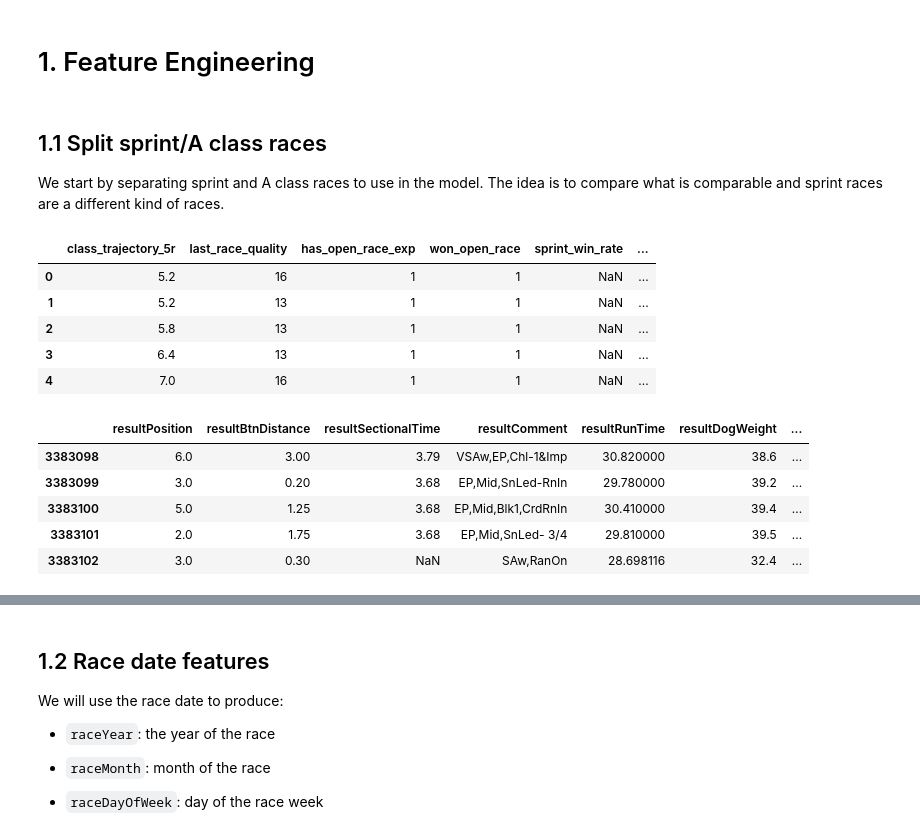
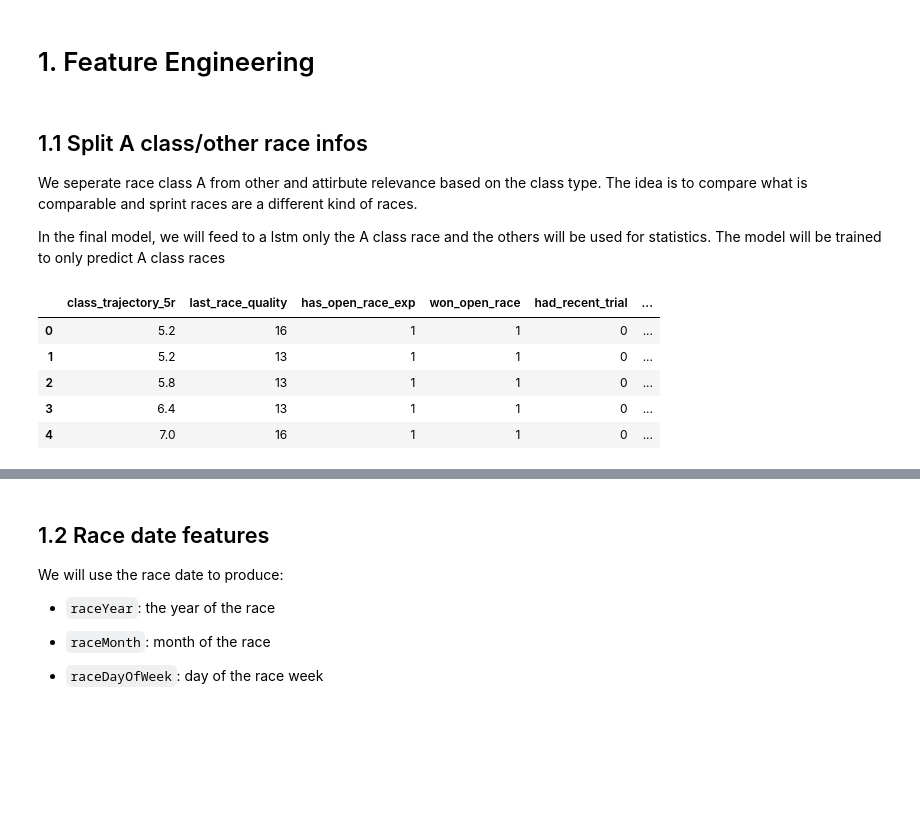
Before and after one commit to axelcebille/GreyhoundRacingPrediction, a Jupyter notebook: notebooks/05-feature_engineering_dog_infos.ipynb, the cells around one changed output, grey strips where cells are left out. Saved outputs shown, nothing was run; the diff lists cells and outputs as text; code cells hidden in the pictures; blank space fills up the shorter version.

Commit message:
processing race header + other tweeks

```diff
--- a/notebooks/05-feature_engineering_dog_infos.ipynb
+++ b/notebooks/05-feature_engineering_dog_infos.ipynb
@@ -25,5 +28,5 @@ all_cols = ['SP', 'resultPosition',
                'commentScore','resultSectionalTime_missing']
 cols_to_use = [col for col in all_cols if col not in cols_to_remove]
 
-dog_infos = pd.read_csv("../data/intermediate/04_dog_infos_cleaned.csv", usecols=cols_to_use)
+model_df = pd.read_csv("../data/intermediate/04_dog_infos_cleaned.csv", usecols=cols_to_use)
 # %%
@@ -38,9 +41,12 @@ dog_infos.head()
 # %% [markdown]
 # 1. Feature Engineering
 # %% [markdown]
-## 1.1 Split sprint/A class races
+## 1.1 Split A class/other race infos
 
-We start by separating sprint and A class races to use in the model. The idea is to compare what is comparable and sprint races are a different kind of races.
+We seperate race class A from other and attirbute relevance based on the class type. The idea is to compare what is comparable and sprint races are a different kind of races.
+
+
+In the final model, we will feed to a lstm only the A class race and the others will be used for statistics. The model will be trained to only predict A class races
 # %%
 CLASS_CONFIG = {
 
@@ -224,17 +230,21 @@ def _compute_flags(h):
             if h['race_class'].notna().any() else False
         ),
     }
+# %%
+model_df['classGroup']   = model_df['raceClass'].apply(lambda c: get_class_config(c)['group'])
+model_df['relevance']     = model_df['raceClass'].apply(lambda c: get_class_config(c)['relevance'])
+model_df['qualityLevel'] = model_df['raceClass'].apply(lambda c: get_class_config(c)['quality'])
+model_df['inLSTM']       = model_df['raceClass'].apply(lambda c: get_class_config(c)['in_lstm'])
 # %%
 #################### APPLY HERE _compute_flags TO DOG_INFOS ####################
-dog_infos["raceDate"] = pd.to_datetime(dog_infos["raceDate"], errors="coerce")
-dog_infos["raceClass"] = dog_infos["raceClass"].astype("string").str.strip().str.upper()
+model_df["raceDate"] = pd.to_datetime(model_df["raceDate"], errors="coerce")
+model_df["raceClass"] = model_df["raceClass"].astype("string").str.strip().str.upper()
 
 flag_feature_names = [
     "class_trajectory_5r",
     "last_race_quality",
     "has_open_race_exp",
     "won_open_race",
-    "sprint_win_rate",
     "had_recent_trial",
     "hurdles_history_pct",
     "history_comparability",
@@ -247,7 +257,6 @@ def _empty_history_flags():
         "last_race_quality": 9,
         "has_open_race_exp": 0,
         "won_open_race": 0,
-        "sprint_win_rate": np.nan,
         "had_recent_trial": 0,
         "hurdles_history_pct": 0.0,
         "history_comparability": np.nan,
@@ -293,7 +302,6 @@ def _apply_compute_flags_to_group(dog_history):
                 "last_race_quality": last_race_quality,
                 "has_open_race_exp": int(has_open_race_exp),
                 "won_open_race": int(won_open_race),
-                "sprint_win_rate": np.mean(sprint_positions) if len(sprint_positions) >= 3 else np.nan,
                 "had_recent_trial": had_recent_trial,
                 "hurdles_history_pct": hurdles_count / total_past_races,
                 "history_comparability": relevance_sum / total_past_races,
@@ -307,49 +315,40 @@ def _apply_compute_flags_to_group(dog_history):
         recent_qualities.append(row.quality_level)
         if len(recent_qualities) > 5:
             recent_qualities.pop(0)
 
         if row.class_group == "open":
             has_open_race_exp = True
             won_open_race = won_open_race or (row.resultPosition == 1)
 
         if row.class_group == "sprint" and pd.notna(row.resultPosition):
             sprint_positions.append(row.resultPosition)
 
         if row.class_group == "trial" and pd.notna(row.raceDate):
             trial_dates.append(row.raceDate)
 
         if row.class_group == "hurdles":
             hurdles_count += 1
 
         race_class_value = str(row.race_class).upper() if pd.notna(row.race_class) else ""
         if race_class_value == "KS":
             has_ks_race = True
 
     return pd.DataFrame(history_flags, index=dog_history.index)[flag_feature_names]
 
 dog_history_flags = (
-    dog_infos.sort_values(["dogId", "raceDate", "raceId"])
+    model_df.sort_values(["dogId", "raceDate", "raceId"])
     .groupby("dogId", group_keys=False)
     .apply(_apply_compute_flags_to_group)
-    .reindex(dog_infos.index)
+    .reindex(model_df.index)
 )
 
-dog_infos = pd.concat([dog_infos, dog_history_flags], axis=1)
-dog_infos[flag_feature_names].head()
+model_df = pd.concat([model_df, dog_history_flags], axis=1)
+model_df[flag_feature_names].head()
 ################################################################################
 # %% [output]
-|  | class_trajectory_5r | last_race_quality | has_open_race_exp | won_open_race | sprint_win_rate | ... |
-| 0 | 5.2 | 16 | 1 | 1 | NaN | ... |
-| 1 | 5.2 | 13 | 1 | 1 | NaN | ... |
-| 2 | 5.8 | 13 | 1 | 1 | NaN | ... |
-| 3 | 6.4 | 13 | 1 | 1 | NaN | ... |
-| 4 | 7.0 | 16 | 1 | 1 | NaN | ... |
+|  | class_trajectory_5r | last_race_quality | has_open_race_exp | won_open_race | had_recent_trial | ... |
+| 0 | 5.2 | 16 | 1 | 1 | 0 | ... |
+| 1 | 5.2 | 13 | 1 | 1 | 0 | ... |
+| 2 | 5.8 | 13 | 1 | 1 | 0 | ... |
+| 3 | 6.4 | 13 | 1 | 1 | 0 | ... |
+| 4 | 7.0 | 16 | 1 | 1 | 0 | ... |
-# %%
-dog_infos.tail()
-# %% [output]
-|  | resultPosition | resultBtnDistance | resultSectionalTime | resultComment | resultRunTime | resultDogWeight | ... |
-| 3383098 | 6.0 | 3.00 | 3.79 | VSAw,EP,Chl-1&Imp | 30.820000 | 38.6 | ... |
-| 3383099 | 3.0 | 0.20 | 3.68 | EP,Mid,SnLed-RnIn | 29.780000 | 39.2 | ... |
-| 3383100 | 5.0 | 1.25 | 3.68 | EP,Mid,Blk1,CrdRnIn | 30.410000 | 39.4 | ... |
-| 3383101 | 2.0 | 1.75 | 3.68 | EP,Mid,SnLed- 3/4 | 29.810000 | 39.5 | ... |
-| 3383102 | 3.0 | 0.30 | NaN | SAw,RanOn | 28.698116 | 32.4 | ... |
```
Also changed, not shown: parts of 34 cells of this notebook, 9 other files.
